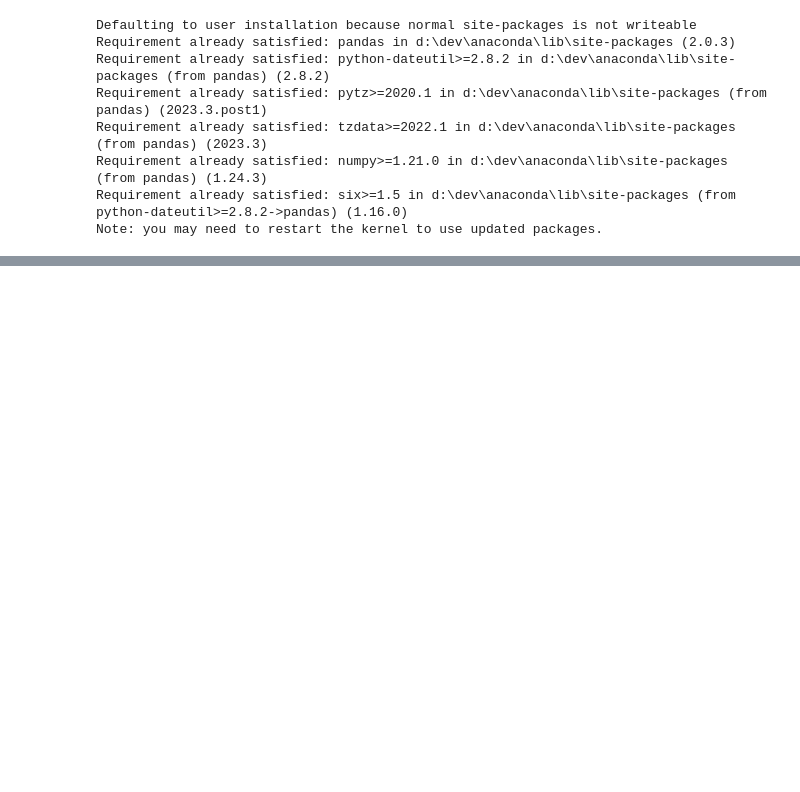
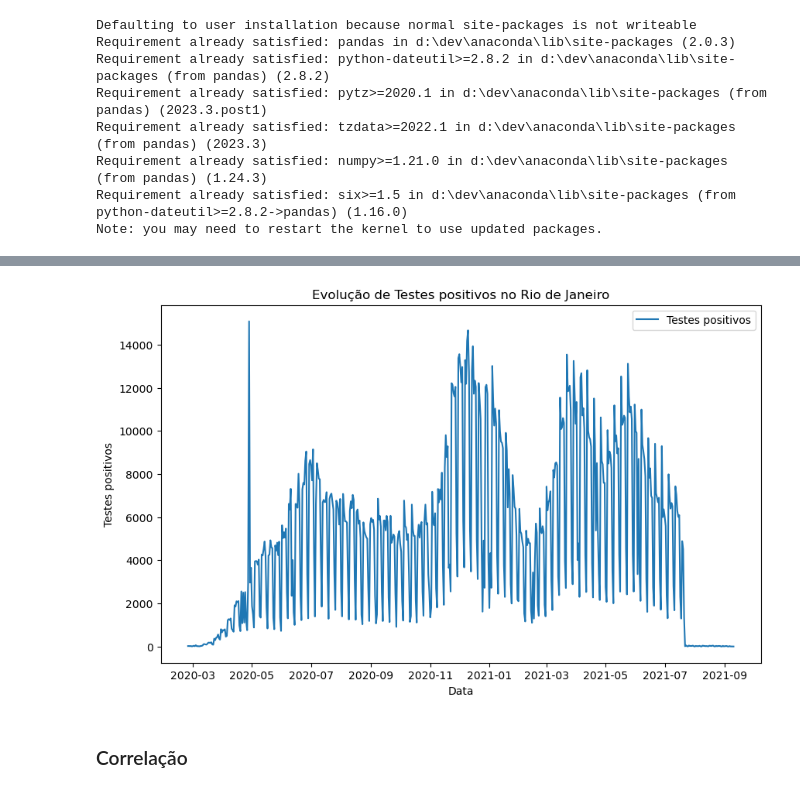
Before and after one commit to dnncamargo/etl-analytics, a Jupyter notebook: covid_open_data_etl/ETL with Google Covid-19 Open Data.ipynb, the cells around one changed output, grey strips where cells are left out. Saved outputs shown, nothing was run; the diff lists cells and outputs as text; code cells hidden in the pictures; blank space fills up the shorter version.

```diff
--- a/covid_open_data_etl/ETL with Google Covid-19 Open Data.ipynb
+++ b/covid_open_data_etl/ETL with Google Covid-19 Open Data.ipynb
@@ -67,0 +256,13 @@ Download concluído com sucesso! Tamanho do arquivo: 1420044994 bytes.
+# %%
+# Plotar casos recuperados ao longo do tempo
+plt.figure(figsize=(10, 6))
+plt.plot(br_rj_df['date'], br_rj_df['new_tested'], label='Testes positivos')
+plt.xlabel('Data')
+plt.ylabel('Testes positivos')
+plt.title('Evolução de Testes positivos no Rio de Janeiro')
+plt.legend()
+plt.show()
+# %% [output]
+[figure, added]
+# %% [markdown]
+### Correlação
```
Also changed, not shown: parts of 23 cells of this notebook, 2 other files.
